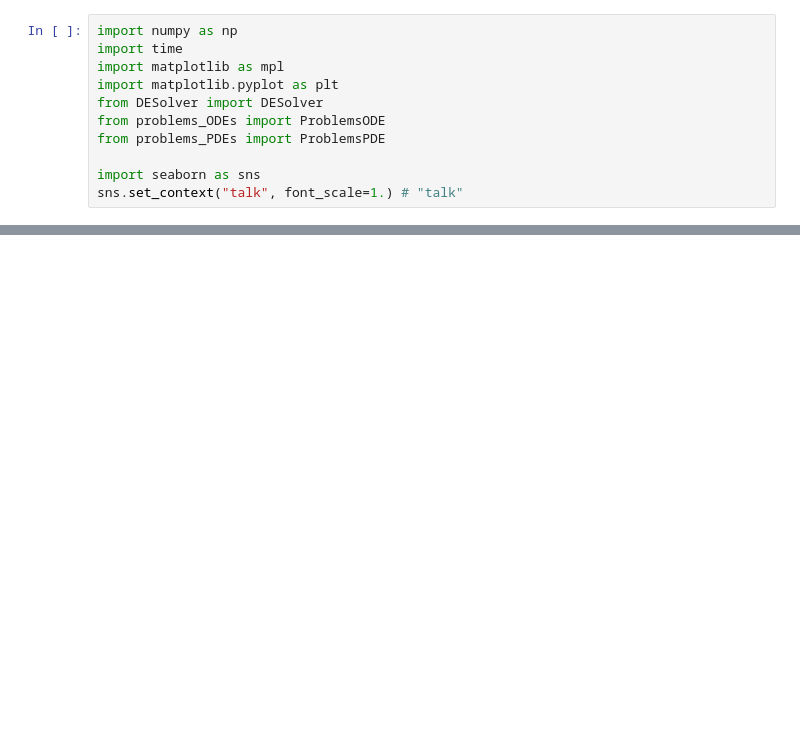
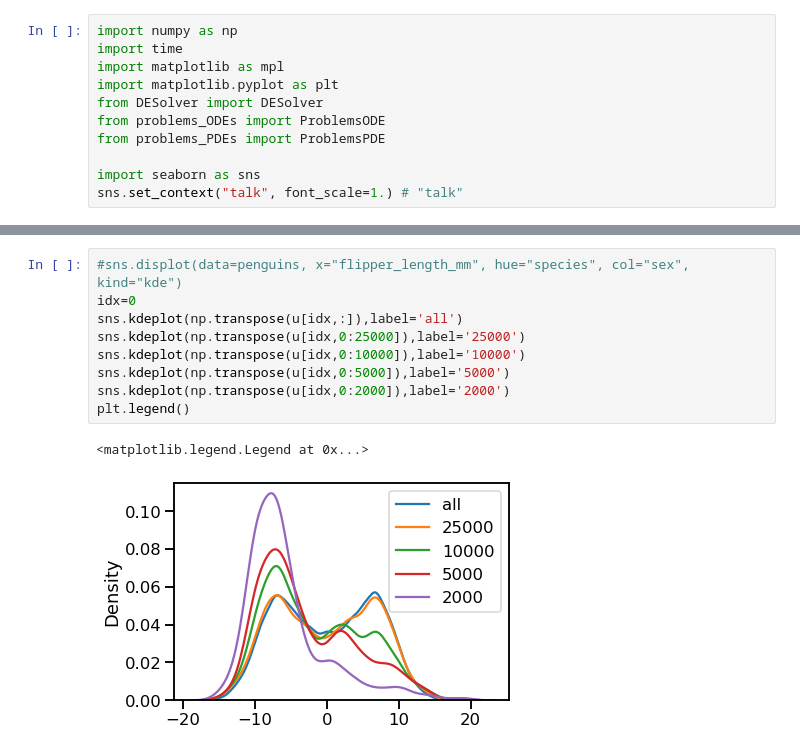
Before and after one commit to emconsta/desolve, a Jupyter notebook: notebooks/TestLorenz63.ipynb, the cells around one changed output, grey strips where cells are left out. Drawn from its saved outputs; the diff is of its cells as text; blank space fills up the shorter version.

```diff
--- a/notebooks/TestLorenz63.ipynb
+++ b/notebooks/TestLorenz63.ipynb
@@ -50,3 +50,15 @@ Solving Lorenz by using RK4
+# %%
+#sns.displot(data=penguins, x="flipper_length_mm", hue="species", col="sex", kind="kde")
+idx=0
+sns.kdeplot(np.transpose(u[idx,:]),label='all')
+sns.kdeplot(np.transpose(u[idx,0:25000]),label='25000')
+sns.kdeplot(np.transpose(u[idx,0:10000]),label='10000')
+sns.kdeplot(np.transpose(u[idx,0:5000]),label='5000')
+sns.kdeplot(np.transpose(u[idx,0:2000]),label='2000')
+plt.legend()
+# %% [output]
+<matplotlib.legend.Legend at 0x...>
+[figure, added]
 # %%
 #sns.displot(data=penguins, x="flipper_length_mm", hue="species", col="sex", kind="kde")
 idx=0
```
Also changed, not shown: parts of 6 cells of this notebook.
